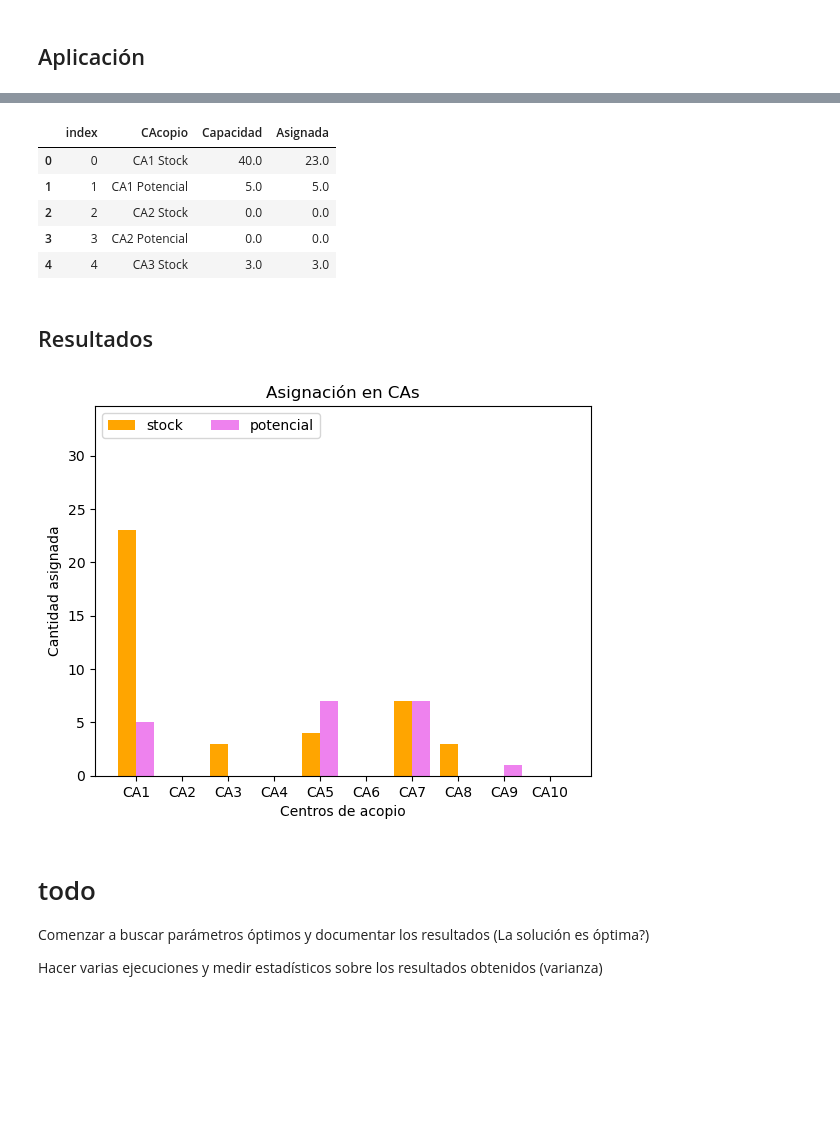
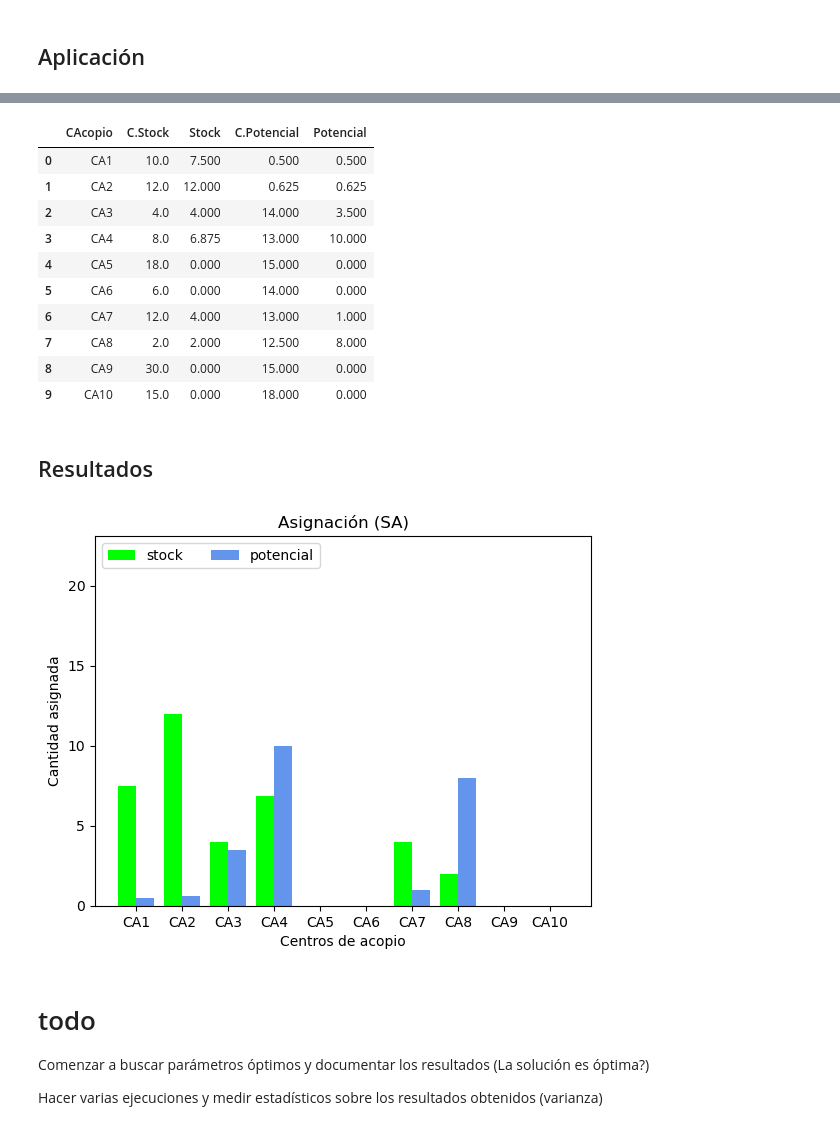
Before and after one commit to jefftorres/cheese, a Jupyter notebook: queso_sa.ipynb, the cells around one changed output, grey strips where cells are left out. Drawn from its saved outputs; the diff is of its cells as text; code cells hidden in the pictures; blank space fills up the shorter version.

```diff
--- a/queso_sa.ipynb
+++ b/queso_sa.ipynb
@@ -142,6 +147,7 @@ $$
 # %%
 historial_delta = []
 historial_t = []
+historial_e = []
 
 def anneal(t, t_min, e_th, alpha):
     # Función objetivo
@@ -160,16 +166,17 @@ def anneal(t, t_min, e_th, alpha):
         e_new = f(s_new, N, data)
 
         ' !!!!!!!! '
-        historial_f.append(e_new)
+        historial_f.append(e)
 
         delta = e_new - e
+        historial_delta.append(delta)
 
         if delta < 0:
             s = s_new
             e = e_new
         else:
             p = np.exp(-delta / t)
-            historial_delta.append(p)
+            historial_e.append(p)
             r = np.random.rand()
 
             if r < p:
@@ -233,44 +258,49 @@ Tiempo: 2177ms, (2.1766381999477744)
 # %%
 asignaciones = alloc_df(annealing, params_df, N, capacidades)
-asignaciones.head()
+asignaciones
 # %% [output]
-|  | index | CAcopio | Capacidad | Asignada |
-| 0 | 0 | CA1 Stock | 40.0 | 23.0 |
-| 1 | 1 | CA1 Potencial | 5.0 | 5.0 |
-| 2 | 2 | CA2 Stock | 0.0 | 0.0 |
-| 3 | 3 | CA2 Potencial | 0.0 | 0.0 |
-| 4 | 4 | CA3 Stock | 3.0 | 3.0 |
+|  | CAcopio | C.Stock | Stock | C.Potencial | Potencial |
+| 0 | CA1 | 10.0 | 7.500 | 0.500 | 0.500 |
+| 1 | CA2 | 12.0 | 12.000 | 0.625 | 0.625 |
+| 2 | CA3 | 4.0 | 4.000 | 14.000 | 3.500 |
+| 3 | CA4 | 8.0 | 6.875 | 13.000 | 10.000 |
+| 4 | CA5 | 18.0 | 0.000 | 15.000 | 0.000 |
+| 5 | CA6 | 6.0 | 0.000 | 14.000 | 0.000 |
+| 6 | CA7 | 12.0 | 4.000 | 13.000 | 1.000 |
+| 7 | CA8 | 2.0 | 2.000 | 12.500 | 8.000 |
+| 8 | CA9 | 30.0 | 0.000 | 15.000 | 0.000 |
+| 9 | CA10 | 15.0 | 0.000 | 18.000 | 0.000 |
 # %% [markdown]
 ## Resultados
 # %%
 even = np.arange(0, N*2-1, 2)
 odd = np.arange(1, N*2, 2)
 
 cap_stock = np.take(capacidades, even)
 cap_potencial = np.take(capacidades, odd)
 
 ca_stock = np.take(annealing, even)
 ca_potencial = np.take(annealing, odd)
 
 labels = params_df['Id_CA']
 x = np.arange(len(labels))
 y1 = ca_stock
 y2 = ca_potencial
 
 _, ax = plt.subplots()
 y_lim = np.array(np.mean([np.max(capacidades), np.max(annealing)])) * 1.1
 ax.set_ylim([0, y_lim])
-x1_bar = ax.bar(x-0.2, y1, width=0.4, label='stock', color='orange')
-x2_bar = ax.bar(x+0.2, y2, width=0.4, label='potencial', color='violet')
+x1_bar = ax.bar(x-0.2, y1, width=0.4, label='stock', color='lime')
+x2_bar = ax.bar(x+0.2, y2, width=0.4, label='potencial', color='cornflowerblue')
 
 plt.xticks(x, labels)
-plt.title('Asignación en CAs')
+plt.title('Asignación (SA)')
 plt.xlabel('Centros de acopio')
 plt.ylabel('Cantidad asignada')
 plt.legend(loc='upper left', ncol=2)
 plt.show()
 # %% [output]
-[figure, old version]
+[figure, new version]
 # %%
 # from pymoo.visualization.heatmap import Heatmap
 #
```
Also changed, not shown: parts of 13 cells of this notebook, 2 other files.
